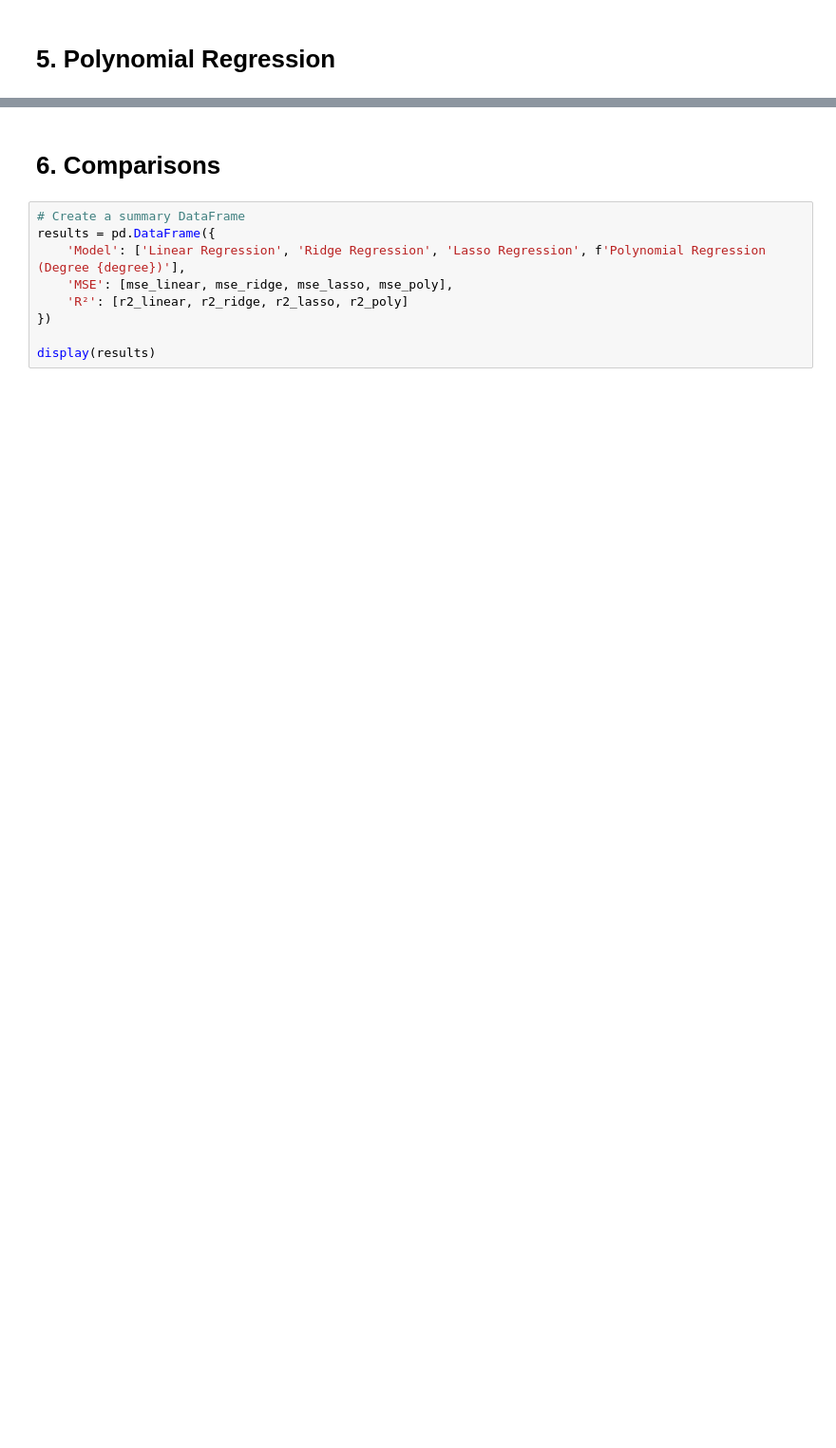
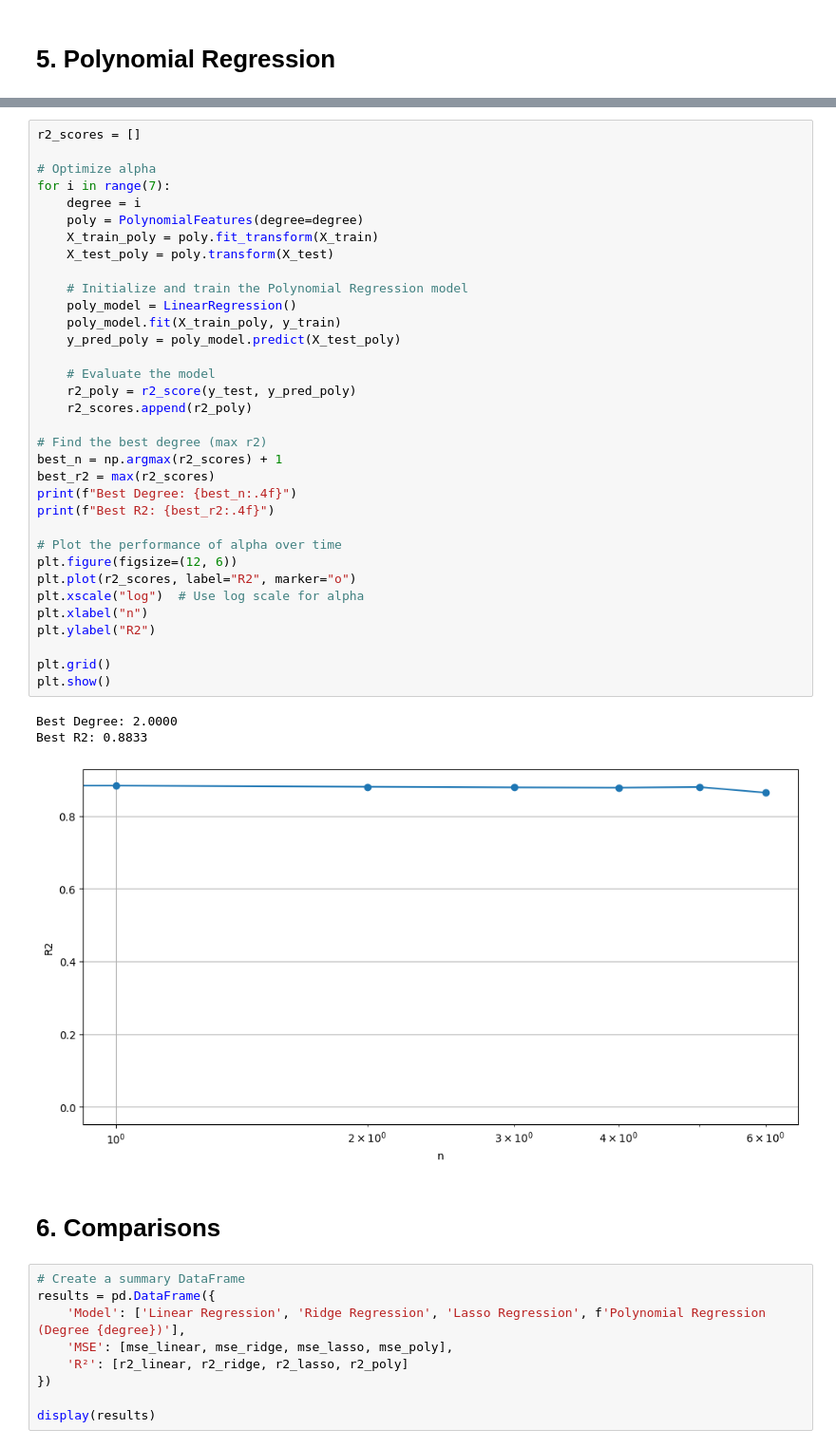
Before and after one commit to XanderYoon/EAS_8803, a Jupyter notebook: Week_4/Regressions.ipynb, the cells around one changed output, grey strips where cells are left out. Shown at 95% size. Saved outputs shown, nothing was run; the diff lists cells and outputs as text; blank space fills up the shorter version.

```diff
--- a/Week_4/Regressions.ipynb
+++ b/Week_4/Regressions.ipynb
@@ -209,3 +209,41 @@ Polynomial Regression (Degree 3) - MSE: 4221.1619, R²: 0.8006
+# %%
+r2_scores = []
+
+# Optimize alpha
+for i in range(7):
+    degree = i
+    poly = PolynomialFeatures(degree=degree)
+    X_train_poly = poly.fit_transform(X_train)
+    X_test_poly = poly.transform(X_test)
+
+    # Initialize and train the Polynomial Regression model
+    poly_model = LinearRegression()
+    poly_model.fit(X_train_poly, y_train)
+    y_pred_poly = poly_model.predict(X_test_poly)
+
+    # Evaluate the model
+    r2_poly = r2_score(y_test, y_pred_poly)
+    r2_scores.append(r2_poly)
+
+# Find the best degree (max r2)
+best_n = np.argmax(r2_scores) + 1
+best_r2 = max(r2_scores)
+print(f"Best Degree: {best_n:.4f}")
+print(f"Best R2: {best_r2:.4f}")
+
+# Plot the performance of alpha over time
+plt.figure(figsize=(12, 6))
+plt.plot(r2_scores, label="R2", marker="o")
+plt.xscale("log")  # Use log scale for alpha
+plt.xlabel("n")
+plt.ylabel("R2")
+
+plt.grid()
+plt.show()
+# %% [output]
+Best Degree: 2.0000
+Best R2: 0.8833
+[figure, added]
 # %% [markdown]
 # 6. Comparisons
 # %%
```
Also changed, not shown: parts of 9 cells of this notebook.
